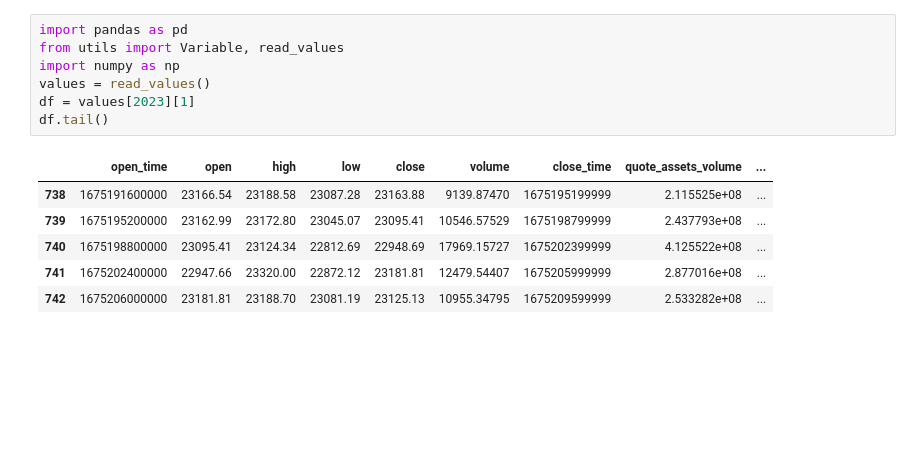
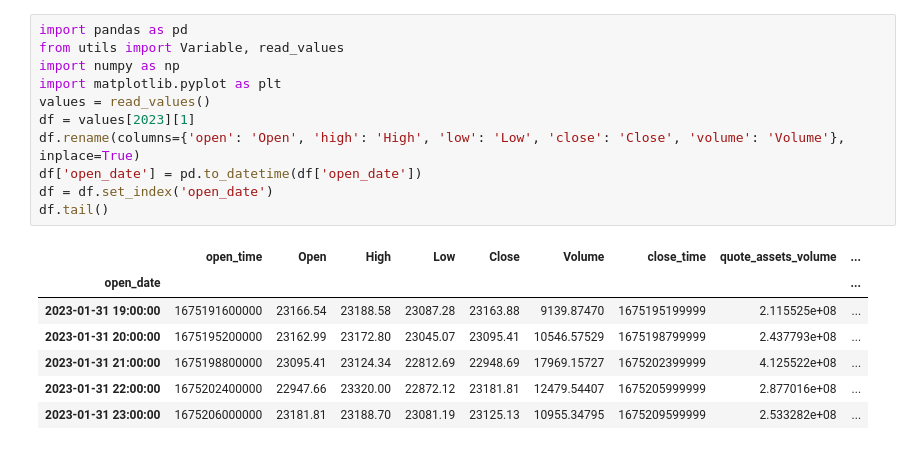
Before and after one commit to LeoCenturion/ceia-tpf, a Jupyter notebook: models/TA.ipynb, the cells around one changed output. Saved outputs shown, nothing was run; the diff lists cells and outputs as text; blank space fills up the shorter version.

```diff
--- a/models/TA.ipynb
+++ b/models/TA.ipynb
@@ -1,14 +1,19 @@
 # %%
 import pandas as pd
 from utils import Variable, read_values
 import numpy as np
+import matplotlib.pyplot as plt
 values = read_values()
 df = values[2023][1]
+df.rename(columns={'open': 'Open', 'high': 'High', 'low': 'Low', 'close': 'Close', 'volume': 'Volume'}, inplace=True)
+df['open_date'] = pd.to_datetime(df['open_date'])
+df = df.set_index('open_date')
 df.tail()
 # %% [output]
-|  | open_time | open | high | low | close | volume | close_time | quote_assets_volume | ... |
-| 738 | 1675191600000 | 23166.54 | 23188.58 | 23087.28 | 23163.88 | 9139.87470 | 1675195199999 | 2.115525e+08 | ... |
-| 739 | 1675195200000 | 23162.99 | 23172.80 | 23045.07 | 23095.41 | 10546.57529 | 1675198799999 | 2.437793e+08 | ... |
-| 740 | 1675198800000 | 23095.41 | 23124.34 | 22812.69 | 22948.69 | 17969.15727 | 1675202399999 | 4.125522e+08 | ... |
-| 741 | 1675202400000 | 22947.66 | 23320.00 | 22872.12 | 23181.81 | 12479.54407 | 1675205999999 | 2.877016e+08 | ... |
-| 742 | 1675206000000 | 23181.81 | 23188.70 | 23081.19 | 23125.13 | 10955.34795 | 1675209599999 | 2.533282e+08 | ... |
+|  | open_time | Open | High | Low | Close | Volume | close_time | quote_assets_volume | ... |
+| open_date |  |  |  |  |  |  |  |  | ... |
+| 2023-01-31 19:00:00 | 1675191600000 | 23166.54 | 23188.58 | 23087.28 | 23163.88 | 9139.87470 | 1675195199999 | 2.115525e+08 | ... |
+| 2023-01-31 20:00:00 | 1675195200000 | 23162.99 | 23172.80 | 23045.07 | 23095.41 | 10546.57529 | 1675198799999 | 2.437793e+08 | ... |
+| 2023-01-31 21:00:00 | 1675198800000 | 23095.41 | 23124.34 | 22812.69 | 22948.69 | 17969.15727 | 1675202399999 | 4.125522e+08 | ... |
+| 2023-01-31 22:00:00 | 1675202400000 | 22947.66 | 23320.00 | 22872.12 | 23181.81 | 12479.54407 | 1675205999999 | 2.877016e+08 | ... |
+| 2023-01-31 23:00:00 | 1675206000000 | 23181.81 | 23188.70 | 23081.19 | 23125.13 | 10955.34795 | 1675209599999 | 2.533282e+08 | ... |
```
Also changed, not shown: parts of 10 cells of this notebook, 3 other files.
